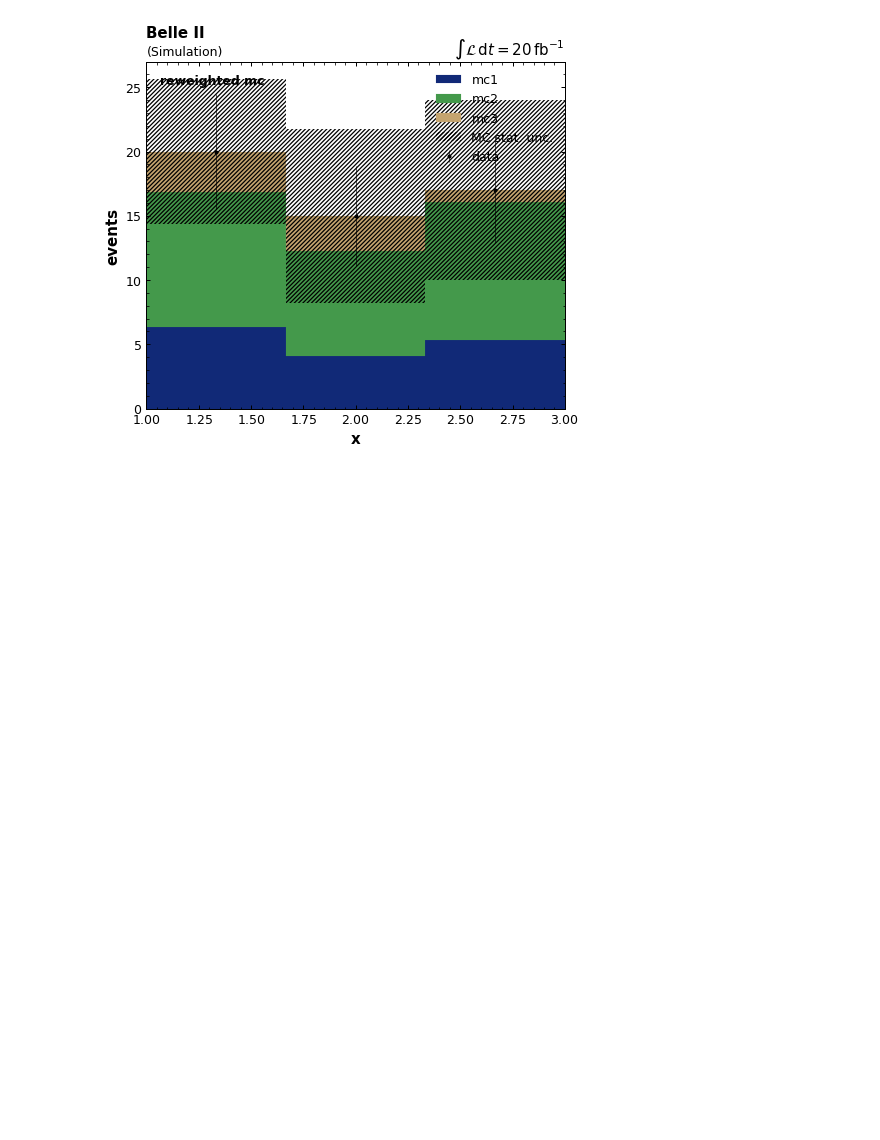
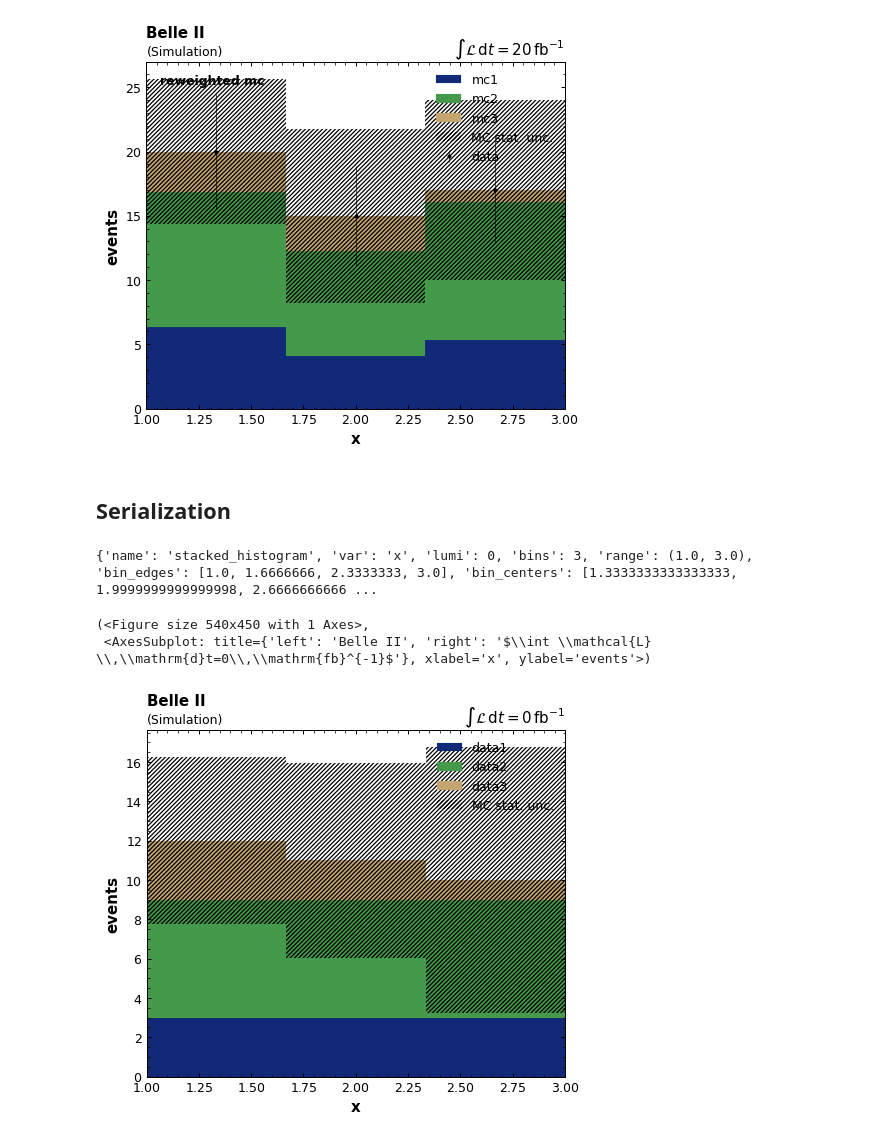
Before and after one commit to anselm-baur/b2analysis, a Jupyter notebook: examples/stacked_histogram.ipynb, the cells around one changed output. Cells and saved outputs as stored; diff of their text form; code cells hidden in the pictures; blank space fills up the shorter version.

Commit message:
serialization and adding stacked histograms

```diff
--- a/examples/stacked_histogram.ipynb
+++ b/examples/stacked_histogram.ipynb
@@ -107,3 +107,16 @@ stacked_hist.plot()
  <AxesSubplot: title={'left': 'Belle II', 'right': '$\\int \\mathcal{L} \\,\\mathrm{d}t=20\\,\\mathrm{fb}^{-1}$'}, xlabel='x', ylabel='events'>)
 [figure]
 [figure]
+# %% [markdown]
+## Serialization
+# %%
+ser_hist = stacked_hist.serialize()
+print(ser_hist)
+# %% [output]
+{'name': 'stacked_histogram', 'var': 'x', 'lumi': 0, 'bins': 3, 'range': (1.0, 3.0), 'bin_edges': [1.0, 1.6666666, 2.3333333, 3.0], 'bin_centers': [1.3333333333333333, 1.9999999999999998, 2.6666666666 ...
+# %%
+stacked_hist.plot()
+# %% [output]
+(<Figure size 540x450 with 1 Axes>,
+ <AxesSubplot: title={'left': 'Belle II', 'right': '$\\int \\mathcal{L} \\,\\mathrm{d}t=0\\,\\mathrm{fb}^{-1}$'}, xlabel='x', ylabel='events'>)
+[figure, added]
```
Also changed, not shown: parts of 5 cells of this notebook, 3 other files.
